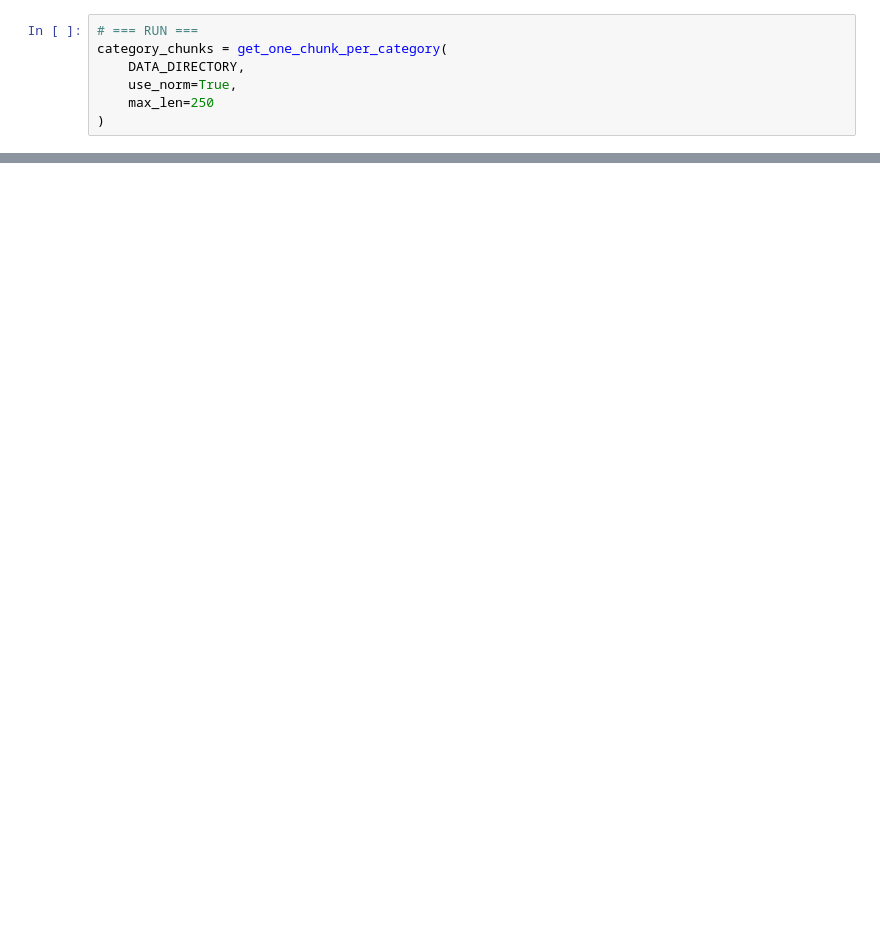
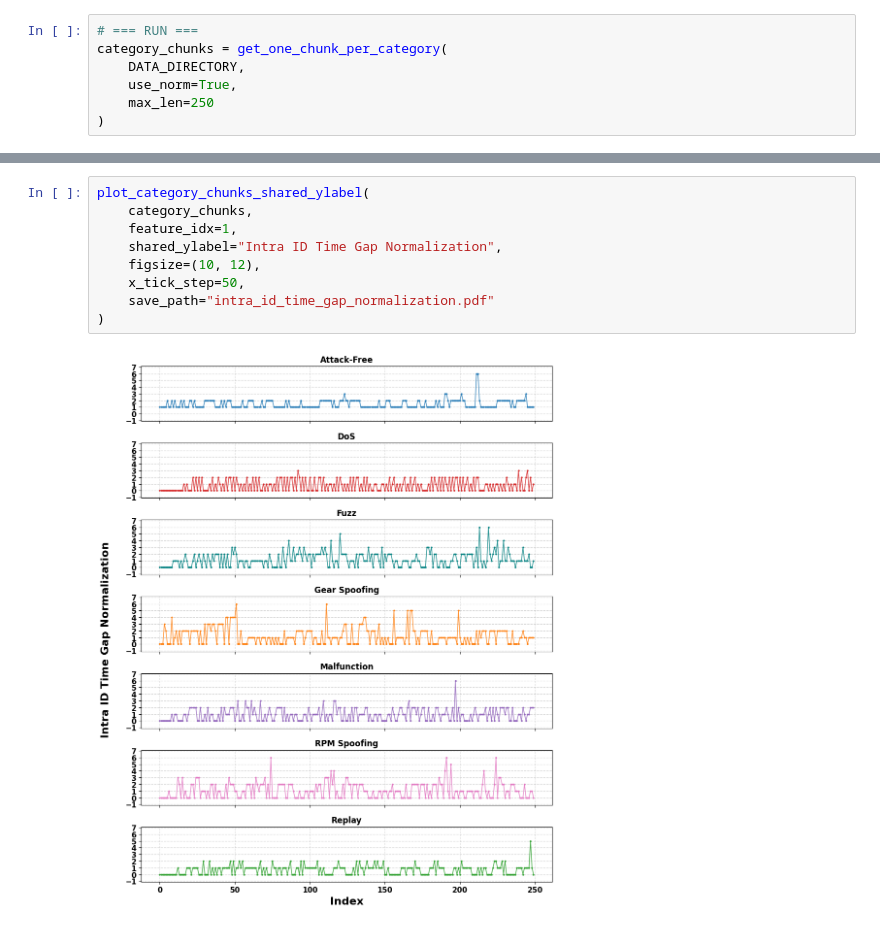
Before and after one commit to Arupreza/UIDS-II, a Jupyter notebook: SFTSrc/Data Analysis.ipynb, the cells around one changed output, grey strips where cells are left out. Drawn from its saved outputs; the diff is of its cells as text; blank space fills up the shorter version.

```diff
--- a/SFTSrc/Data Analysis.ipynb
+++ b/SFTSrc/Data Analysis.ipynb
@@ -210,0 +356,11 @@ plot_category_chunks(
+# %%
+plot_category_chunks_shared_ylabel(
+    category_chunks,
+    feature_idx=1,
+    shared_ylabel="Intra ID Time Gap Normalization",
+    figsize=(10, 12),
+    x_tick_step=50,
+    save_path="intra_id_time_gap_normalization.pdf"
+)
+# %% [output]
+[figure, added]
```
Also changed, not shown: parts of 6 cells of this notebook, 16 other files.
